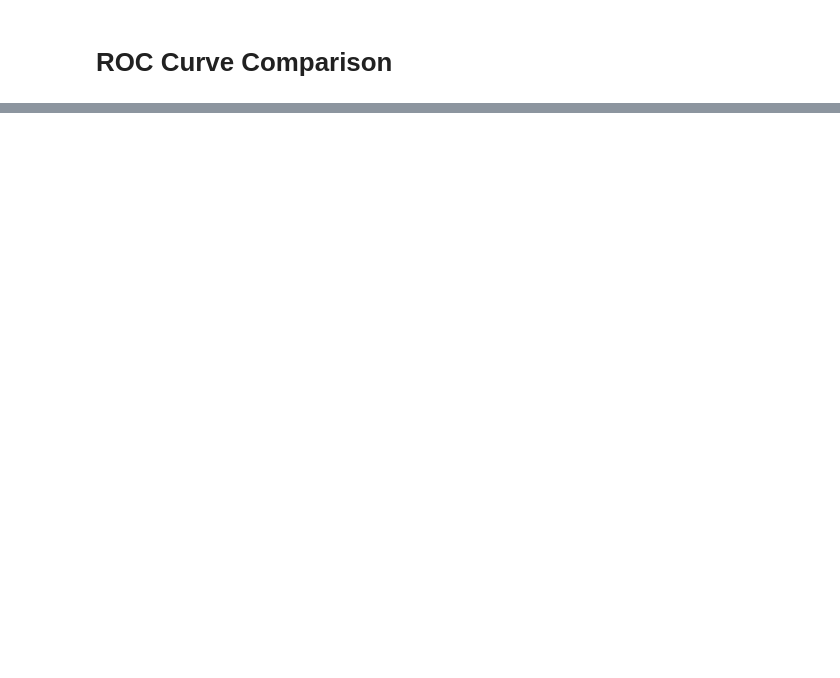
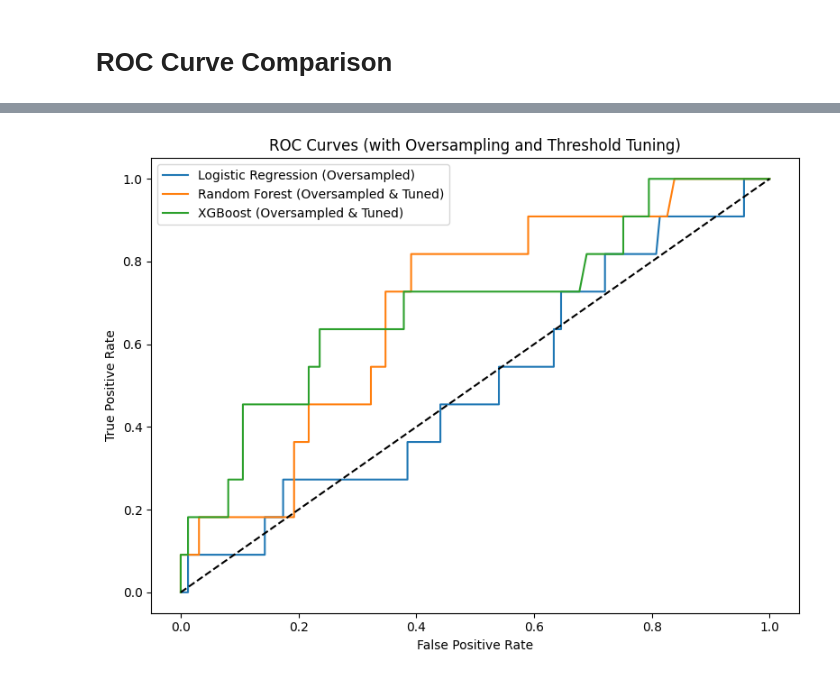
Before and after one commit to opeoluwa22/Lifestyle-Based-Cervical-Cancer-Risk-Prediction-, a Jupyter notebook: CERVICAL_CANCER_PREDICTION.ipynb, the cells around one changed output, grey strips where cells are left out. Saved outputs shown, nothing was run; the diff lists cells and outputs as text; code cells hidden in the pictures; blank space fills up the shorter version.

```diff
--- a/CERVICAL_CANCER_PREDICTION.ipynb
+++ b/CERVICAL_CANCER_PREDICTION.ipynb
@@ -355,18 +377,18 @@ param_grid = {
     'max_depth': [3, 5, 7],
     'learning_rate': [0.01, 0.1, 0.2],
     'subsample': [0.7, 0.8, 0.9],
-    'colsample_bytree': [0.7, 0.8, 0.9]
+    'colsample_bytree': [0.7, 0.8, 0.9],
+    'scale_pos_weight': [1, scale_pos_weight_value / 2, scale_pos_weight_value] # Include scale_pos_weight in tuning
 }
 
-# Initialize an XGBoost classifier with specified parameters. 'objective' is set for binary classification.
-# Set use_label_encoder to False to avoid the warning, and eval_metric for binary classification.
+# Initialize an XGBoost classifier with specified parameters.
 xgb_tuned_model = XGBClassifier(objective='binary:logistic', random_state=50, eval_metric='logloss')
 
 # Set up GridSearchCV
 grid_search = GridSearchCV(
     estimator=xgb_tuned_model,
     param_grid=param_grid,
-    scoring='recall',
+    scoring='f1',
     cv=3,
     verbose=1,
     n_jobs=-1
@@ -385,9 +407,4 @@ y_pred_xgb_over = best_xgb_model.predict(X_test_scaled)
 
 # Get probabilities for the positive class for ROC-AUC calculation
 y_proba_xgb_over = best_xgb_model.predict_proba(X_test_scaled)[:, 1]
-
-# Evaluate the model's performance.
-print("XGBoost with oversampling and hyperparameter tuning")
-print(classification_report(y_test, y_pred_xgb_over))
-print("ROC-AUC:", roc_auc_score(y_test, y_proba_xgb_over))
 # %% [output]
@@ -596,2 +650,32 @@ plt.show()
+# %%
+from sklearn.metrics import roc_curve
+
+def plot_roc_curves_comparison(models_to_plot, y_true, X_data_common, filename='roc_curve_with_oversampling_tuned.png'):
+    plt.figure(figsize=(8, 6))
+
+    for model, name in models_to_plot:
+        probs = model.predict_proba(X_data_common)[:,1]
+        fpr, tpr, _ = roc_curve(y_true, probs)
+        plt.plot(fpr, tpr, label=name)
+
+    plt.plot([0,1], [0,1], 'k--')
+    plt.xlabel("False Positive Rate")
+    plt.ylabel("True Positive Rate")
+    plt.title("ROC Curves (with Oversampling and Threshold Tuning)")
+    plt.legend()
+    plt.tight_layout()
+    plt.savefig(filename)
+    plt.show()
+
+# Prepare the data for the function call
+models_info = [
+    (log_oversampled, "Logistic Regression (Oversampled)"),
+    (best_rf_model, "Random Forest (Oversampled & Tuned)"),
+    (best_xgb_model, "XGBoost (Oversampled & Tuned)")
+]
+
+plot_roc_curves_comparison(models_info, y_test, X_test_scaled)
+# %% [output]
+[figure, added]
 # %%
 from sklearn.metrics import confusion_matrix
```
Also changed, not shown: parts of 43 cells of this notebook.
